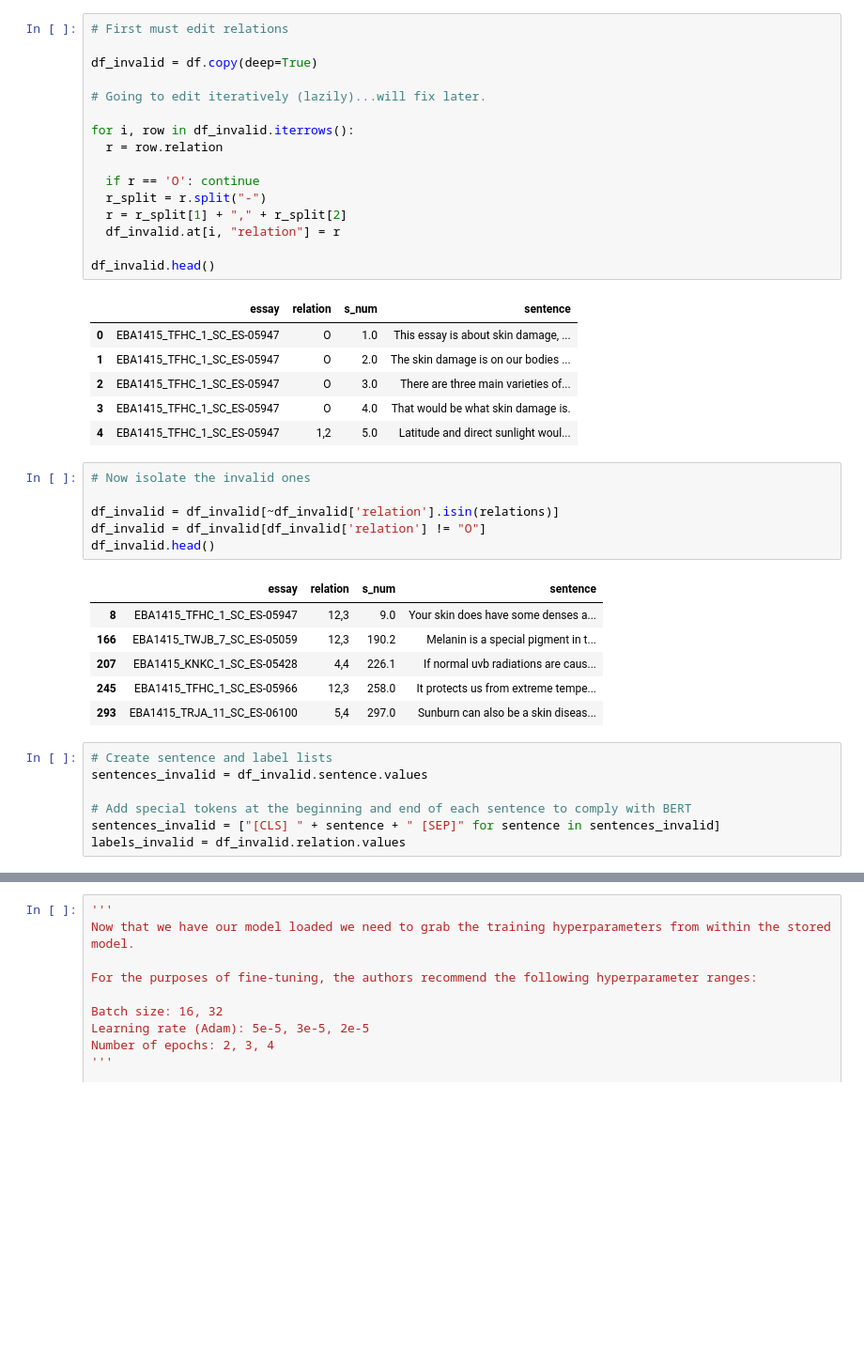
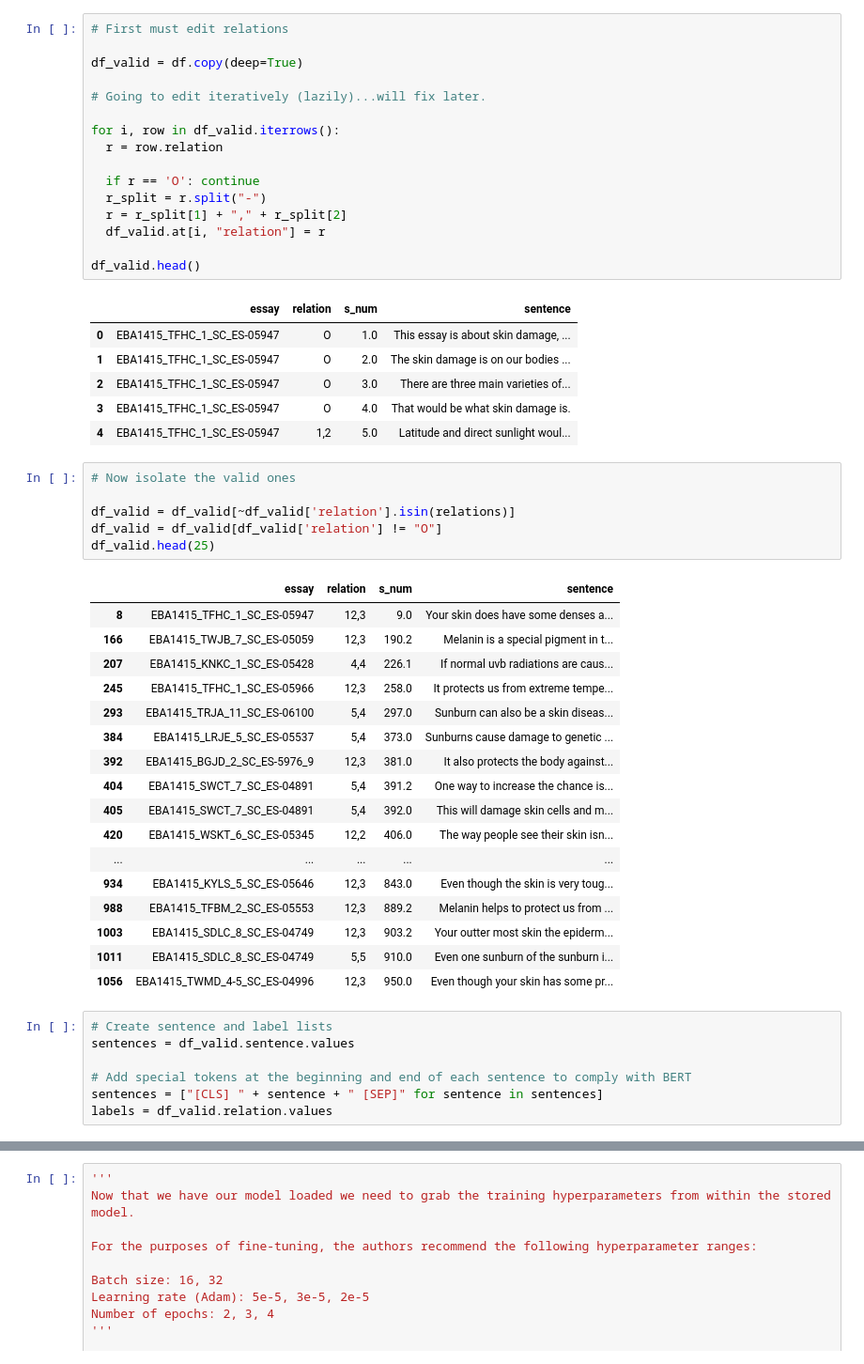
Before and after one commit to claytoncohn/CoralBleaching_SkinCancer, a Jupyter notebook: TernaryMultiSkinCancer.ipynb, the cells around one changed output, grey strips where cells are left out. Shown at 94% size. Cells and saved outputs as stored; diff of their text form; blank space fills up the shorter version.

```diff
--- a/TernaryMultiSkinCancer.ipynb
+++ b/TernaryMultiSkinCancer.ipynb
@@ -1407,19 +1422,19 @@ Now for the invalid relations.
 # %%
 # First must edit relations
 
-df_invalid = df.copy(deep=True)
+df_valid = df.copy(deep=True)
 
 # Going to edit iteratively (lazily)...will fix later.
 
-for i, row in df_invalid.iterrows():
+for i, row in df_valid.iterrows():
   r = row.relation
 
   if r == 'O': continue
   r_split = r.split("-")
   r = r_split[1] + "," + r_split[2]
-  df_invalid.at[i, "relation"] = r
+  df_valid.at[i, "relation"] = r
 
-df_invalid.head()
+df_valid.head()
 # %% [output]
 |  | essay | relation | s_num | sentence |
 | 0 | EBA1415_TFHC_1_SC_ES-05947 | O | 1.0 | This essay is about skin damage, ... |
@@ -1428,25 +1443,36 @@ df_invalid.head()
 | 3 | EBA1415_TFHC_1_SC_ES-05947 | O | 4.0 | That would be what skin damage is. |
 | 4 | EBA1415_TFHC_1_SC_ES-05947 | 1,2 | 5.0 | Latitude and direct sunlight woul... |
 # %%
-# Now isolate the invalid ones
+# Now isolate the valid ones
 
-df_invalid = df_invalid[~df_invalid['relation'].isin(relations)]
-df_invalid = df_invalid[df_invalid['relation'] != "O"]
-df_invalid.head()
+df_valid = df_valid[~df_valid['relation'].isin(relations)]
+df_valid = df_valid[df_valid['relation'] != "O"]
+df_valid.head(25)
 # %% [output]
 |  | essay | relation | s_num | sentence |
 | 8 | EBA1415_TFHC_1_SC_ES-05947 | 12,3 | 9.0 | Your skin does have some denses a... |
 | 166 | EBA1415_TWJB_7_SC_ES-05059 | 12,3 | 190.2 | Melanin is a special pigment in t... |
 | 207 | EBA1415_KNKC_1_SC_ES-05428 | 4,4 | 226.1 | If normal uvb radiations are caus... |
 | 245 | EBA1415_TFHC_1_SC_ES-05966 | 12,3 | 258.0 | It protects us from extreme tempe... |
 | 293 | EBA1415_TRJA_11_SC_ES-06100 | 5,4 | 297.0 | Sunburn can also be a skin diseas... |
+| 384 | EBA1415_LRJE_5_SC_ES-05537 | 5,4 | 373.0 | Sunburns cause damage to genetic ... |
+| 392 | EBA1415_BGJD_2_SC_ES-5976_9 | 12,3 | 381.0 | It also protects the body against... |
+| 404 | EBA1415_SWCT_7_SC_ES-04891 | 5,4 | 391.2 | One way to increase the chance is... |
+| 405 | EBA1415_SWCT_7_SC_ES-04891 | 5,4 | 392.0 | This will damage skin cells and m... |
+| 420 | EBA1415_WSKT_6_SC_ES-05345 | 12,2 | 406.0 | The way people see their skin isn... |
+| ... | ... | ... | ... | ... |
+| 934 | EBA1415_KYLS_5_SC_ES-05646 | 12,3 | 843.0 | Even though the skin is very toug... |
+| 988 | EBA1415_TFBM_2_SC_ES-05553 | 12,3 | 889.2 | Melanin helps to protect us from ... |
+| 1003 | EBA1415_SDLC_8_SC_ES-04749 | 12,3 | 903.2 | Your outter most skin the epiderm... |
+| 1011 | EBA1415_SDLC_8_SC_ES-04749 | 5,5 | 910.0 | Even one sunburn of the sunburn i... |
+| 1056 | EBA1415_TWMD_4-5_SC_ES-04996 | 12,3 | 950.0 | Even though your skin has some pr... |
 # %%
 # Create sentence and label lists
-sentences_invalid = df_invalid.sentence.values
+sentences = df_valid.sentence.values
 
 # Add special tokens at the beginning and end of each sentence to comply with BERT
-sentences_invalid = ["[CLS] " + sentence + " [SEP]" for sentence in sentences_invalid]
-labels_invalid = df_invalid.relation.values
+sentences = ["[CLS] " + sentence + " [SEP]" for sentence in sentences]
+labels = df_valid.relation.values
 # %%
 # Now that our [CLS] and [SEP] tokens are in place, we are ready for tokenization
 tokenizer = BertTokenizer.from_pretrained('bert-base-uncased', do_lower_case=True)
```
Also changed, not shown: parts of 53 cells of this notebook.
